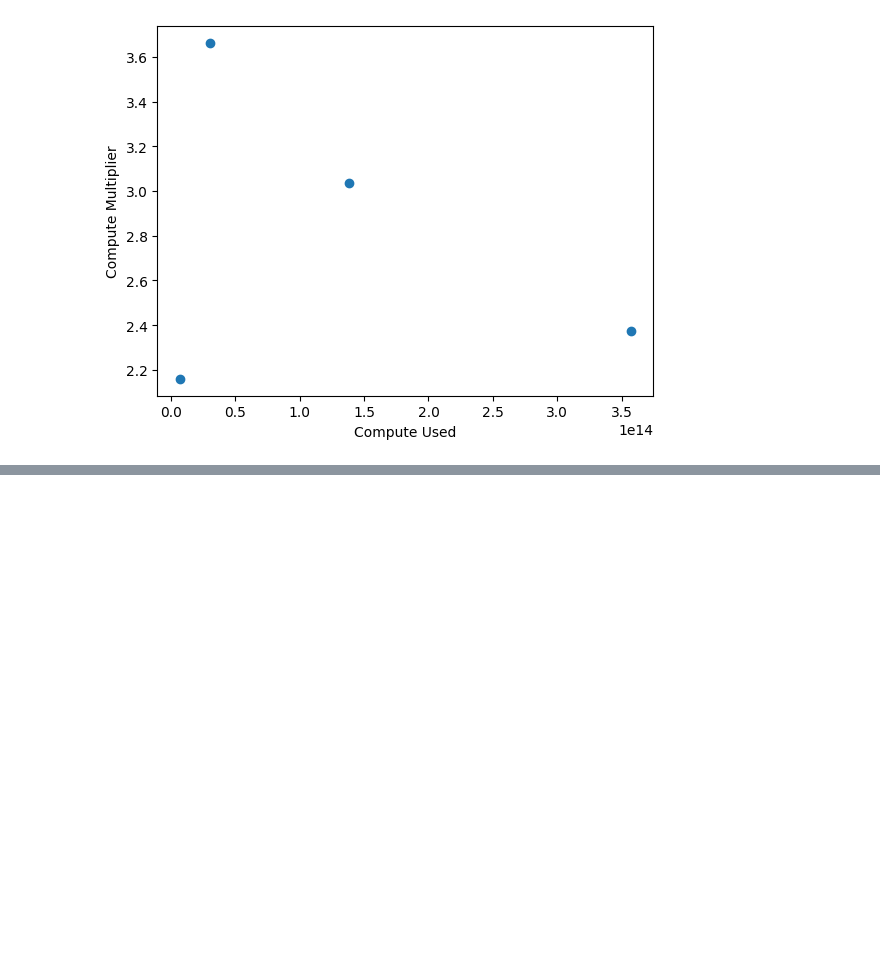
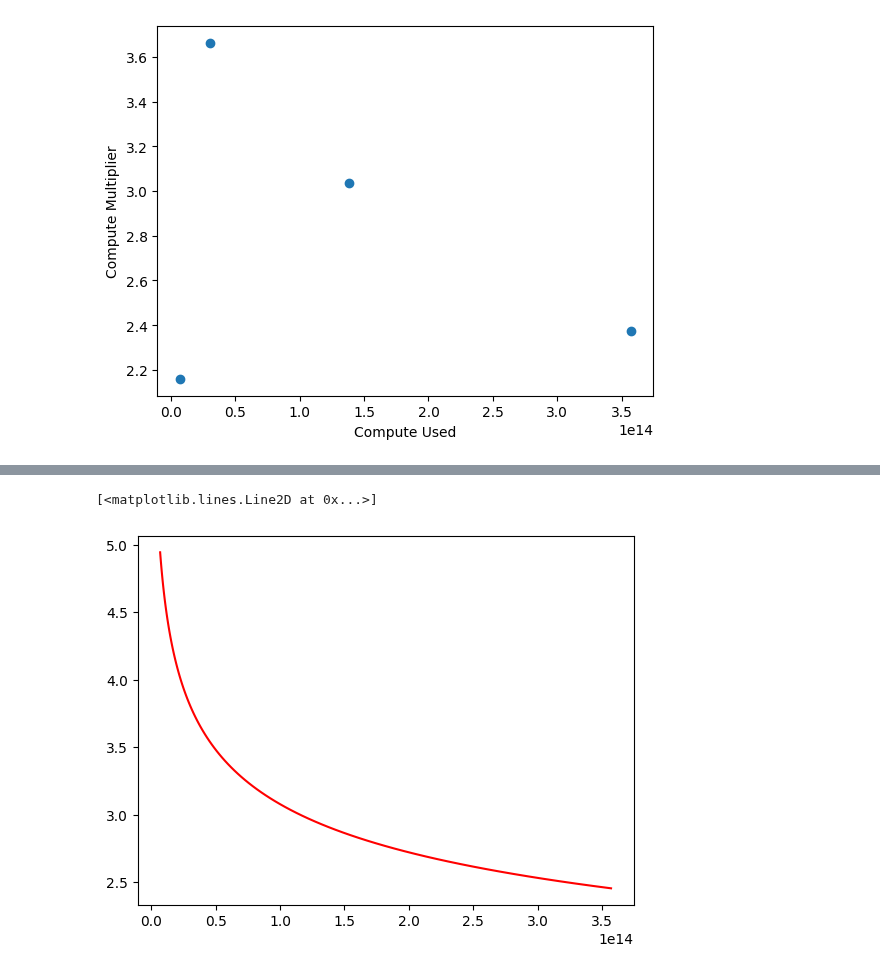
Before and after one commit to hansgundlach/Experimental_Progress, a Jupyter notebook: experimental_analysis/scaling_law_analysis.ipynb, the cells around one changed output, grey strips where cells are left out. Cells and saved outputs as stored; diff of their text form; code cells hidden in the pictures; blank space fills up the shorter version.

```diff
--- a/experimental_analysis/scaling_law_analysis.ipynb
+++ b/experimental_analysis/scaling_law_analysis.ipynb
@@ -186,0 +362,5 @@ plt.show()
+# %%
+plt.plot(x_fit_no_rotary_123, y_fit_no_rotary_123, 'r-', label=f'Fit: y = {a_no_rotary:.2e} * x^({b_no_rotary:.4f})')
+# %% [output]
+[<matplotlib.lines.Line2D at 0x...>]
+[figure, added]
```
Also changed, not shown: parts of 7 cells of this notebook, 5 other files.
